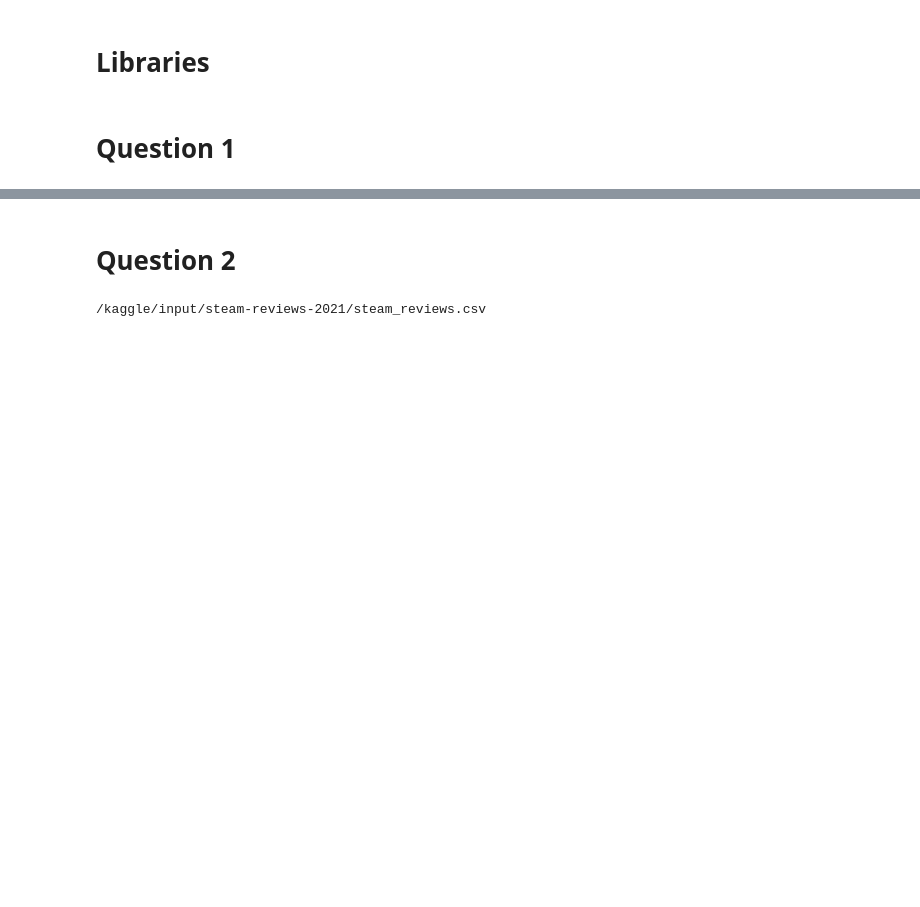
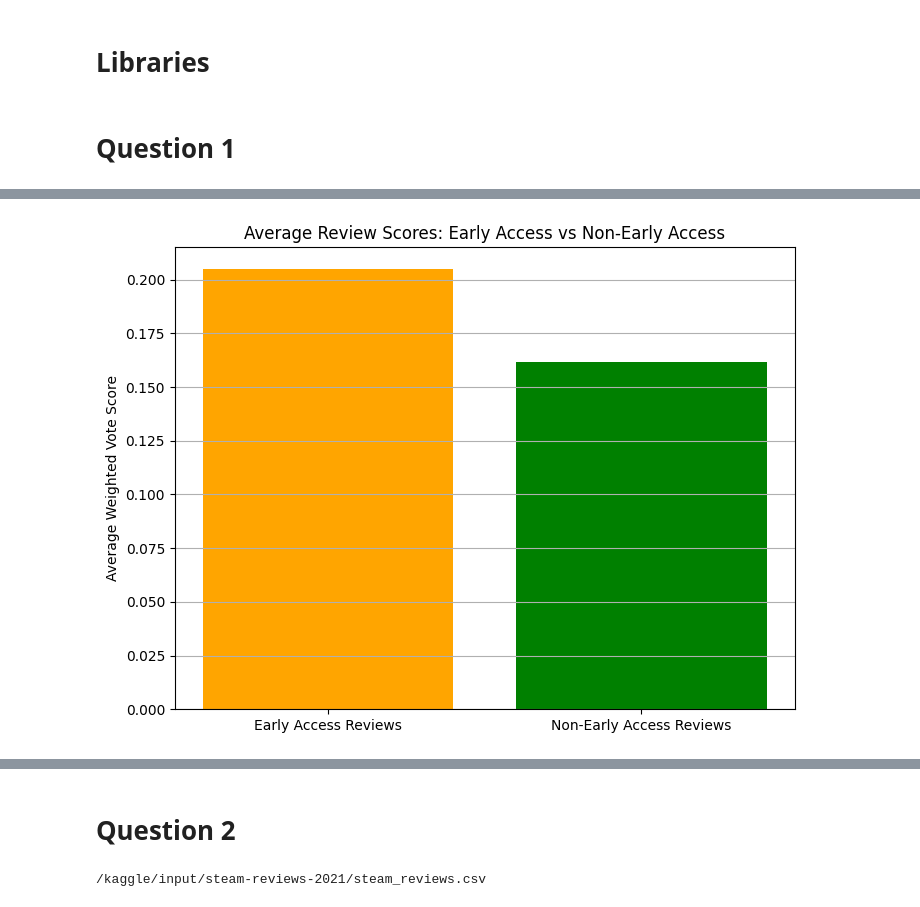
Before and after one commit to sandrokhizanishvili/SAPIENZA-ADM-HW2, a Jupyter notebook: main.ipynb, the cells around one changed output, grey strips where cells are left out. Cells and saved outputs as stored; diff of their text form; code cells hidden in the pictures; blank space fills up the shorter version.

```diff
--- a/main.ipynb
+++ b/main.ipynb
@@ -132,0 +104,14 @@ Data types:
+# %%
+# Calculating the average scores of reviews written during the early access period
+early_access_reviews = df[df['written_during_early_access']]
+non_early_access_reviews = df[~df['written_during_early_access']]
+early_access_mean = early_access_reviews['weighted_vote_score'].mean()
+non_early_access_mean = non_early_access_reviews['weighted_vote_score'].mean()
+plt.figure(figsize=(8, 6))
+plt.bar(['Early Access Reviews', 'Non-Early Access Reviews'], [early_access_mean, non_early_access_mean], color=['orange', 'green'])
+plt.title('Average Review Scores: Early Access vs Non-Early Access')
+plt.ylabel('Average Weighted Vote Score')
+plt.grid(axis='y')
+plt.show()
+# %% [output]
+[figure, added]
```
Also changed, not shown: parts of 10 cells of this notebook, 1 other file.
